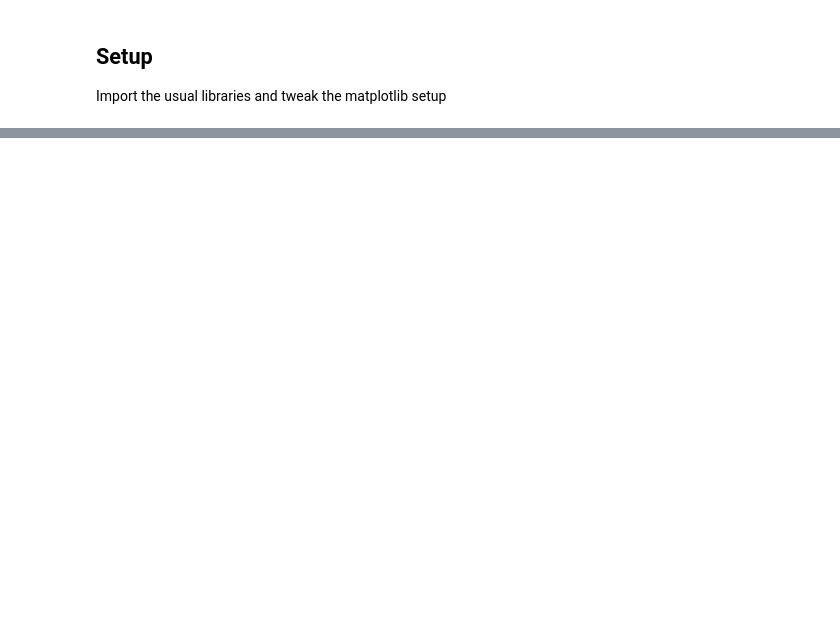
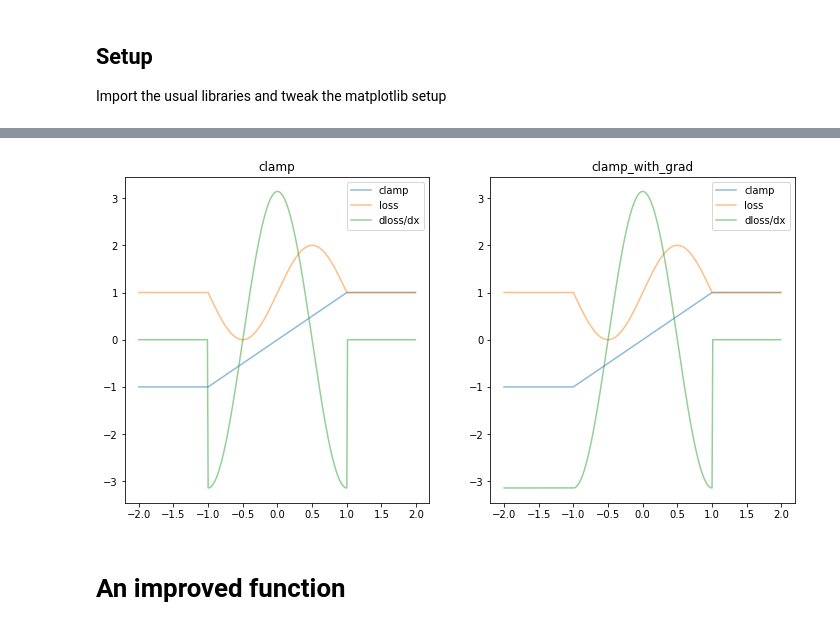
Before and after one commit to joehalliwell/blog, a Jupyter notebook: _notebooks/2022-01-01-clamp-with-grad.ipynb, the cells around one changed output, grey strips where cells are left out. Saved outputs shown, nothing was run; the diff lists cells and outputs as text; code cells hidden in the pictures; blank space fills up the shorter version.

```diff
--- a/_notebooks/2022-01-01-clamp-with-grad.ipynb
+++ b/_notebooks/2022-01-01-clamp-with-grad.ipynb
@@ -38 +96,9 @@ plt.legend()
+# %%
+fig, ax = plt.subplots(ncols=2, figsize=(FIGSIZE*2, FIGSIZE))
+plot(torch.clamp, ax[0], "clamp")
+plot(clamp_with_grad, ax[1], "clamp_with_grad")
+# %% [output]
+[figure, added]
+# %% [markdown]
+# An improved function
 # %%
```
Also changed, not shown: parts of 14 cells of this notebook, 1 other file.
